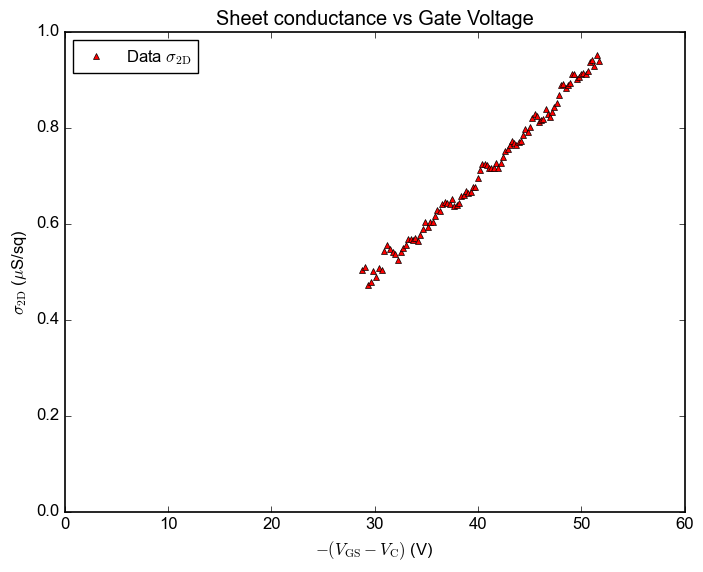
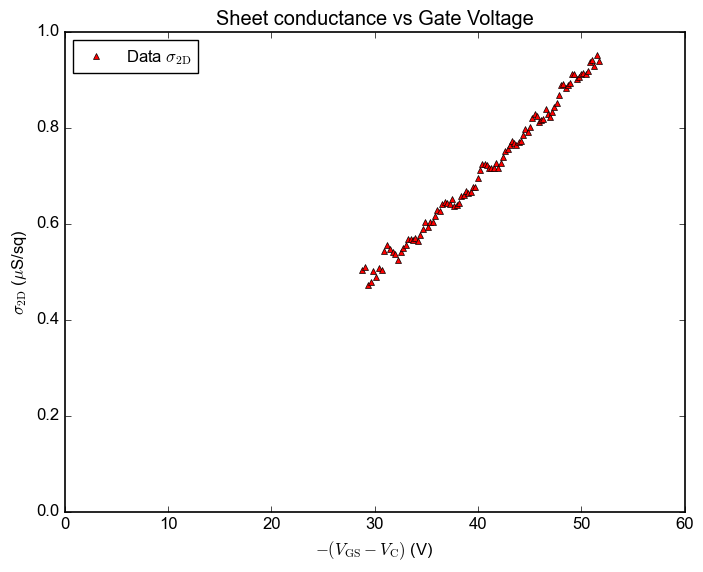
Unified diff of the notebook cell whose output changed from the first chart to the second:
--- before
+++ after
@@ -7,5 +7,12 @@
 V_12 = data[:, 6]
 sigma = data[:, 7]
-plt.plot(-(V_GS - V_C), sigma*1e6, '^', label=r'Data $\sigma_\text{2D}$', color='red', markersize=5, markevery=1)
+
+window_size = 1
+window = np.ones(window_size) / window_size
+
+V_del_smooth = np.convolve(-(V_GS - V_C), window, mode='same')
+sigma_smooth = np.convolve(sigma, window, mode='same')
+
+plt.plot(V_del_smooth, sigma_smooth*1e6, '^', label=r'Data $\sigma_\text{2D}$', color='red', markersize=5, markevery=1)
 
 

Commit: Update vdP.ipynb